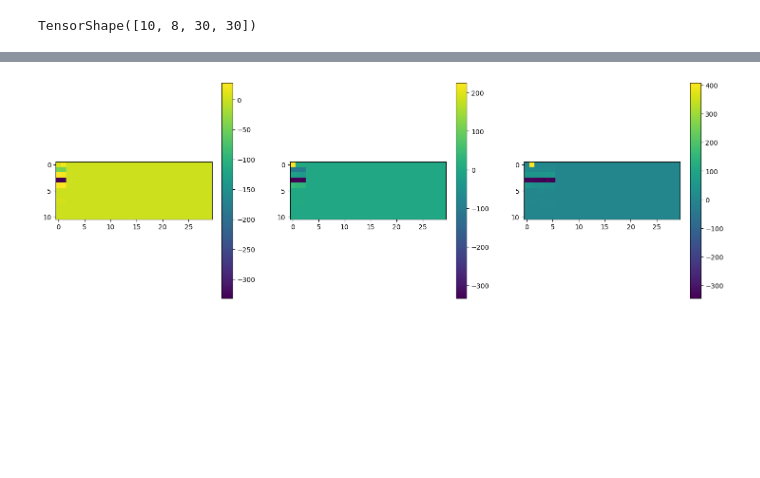
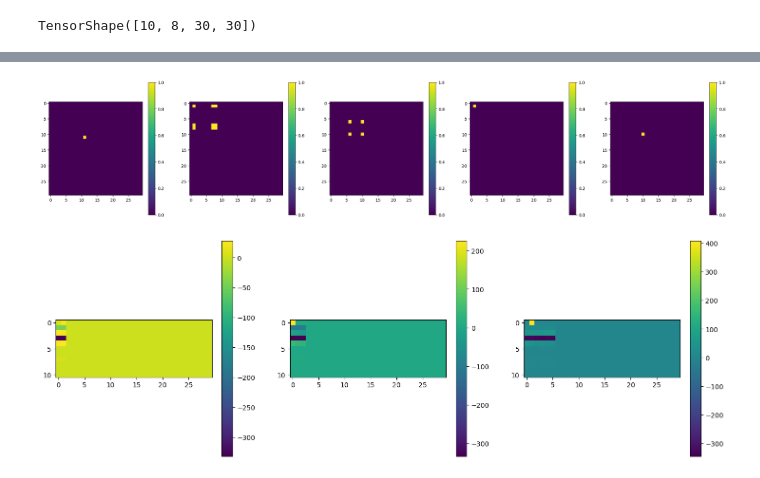
Before and after one commit to valsdav/HGCAL_Linking, a Jupyter notebook: Model_Training.ipynb, the cells around one changed output, grey strips where cells are left out. Cells and saved outputs as stored; diff of their text form; code cells hidden in the pictures; blank space fills up the shorter version.

```diff
--- a/Model_Training.ipynb
+++ b/Model_Training.ipynb
@@ -604,3 +666,7 @@ TensorShape([10, 8, 30, 30])
+# %%
+plotM(*Y[15:20])
+# %% [output]
+[figure, added]
 # %%
 plotM(*x[3:6])
 # %% [output]
```
Also changed, not shown: parts of 53 cells of this notebook, 11 other files.
